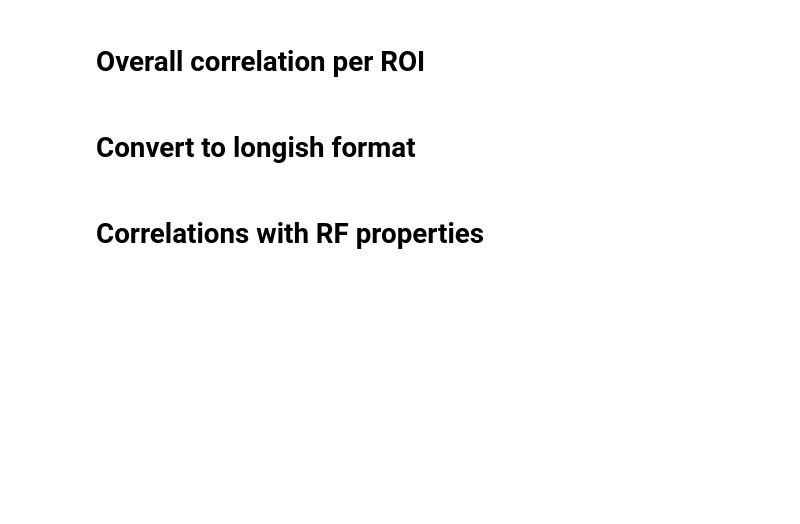
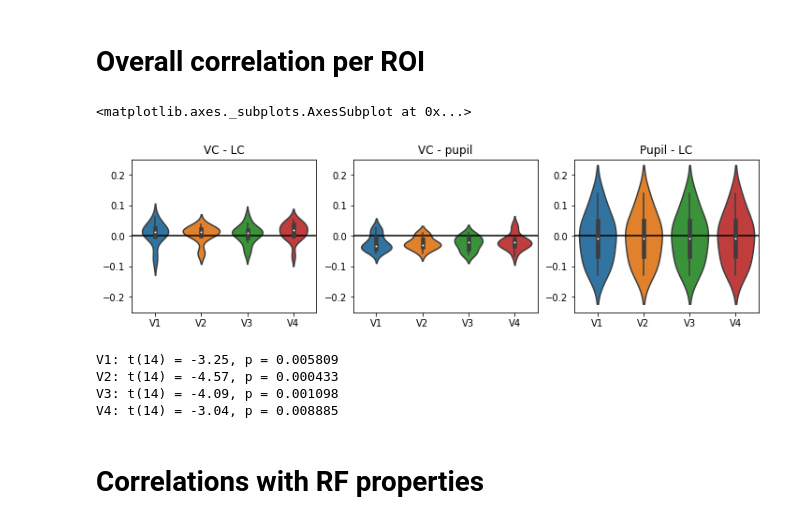
Before and after one commit to smathot/studyforrest-prf, a Jupyter notebook: pupil-correlates.ipynb, the cells around one changed output. Cells and saved outputs as stored; diff of their text form; code cells hidden in the pictures; blank space fills up the shorter version.

```diff
--- a/pupil-correlates.ipynb
+++ b/pupil-correlates.ipynb
@@ -13,11 +5,0 @@ RUNS = 1, 2, 3, 4, 5, 6, 7, 8
-# %%
-def trim(a, minval=-np.inf, maxval=np.inf):
-
-    a[(a < minval) | (a > maxval)] = np.nan
-
-
-dm = io.readpickle('outputs/prf-dm.pkl')
-for row in dm:
-    trim(row.prf_x.get_data(), minval=4, maxval=156)
-    trim(row.prf_y.get_data(), minval=4, maxval=124)
-    trim(row.prf_sd.get_data(), minval=1, maxval=60)
@@ -83,16 +6,40 @@ io.writepickle(dm, 'outputs/r_pupil.pkl')
+# %%
+dm = io.readpickle('outputs/correlation-matrix.pkl')
+dm.r_pupil = [np.nanmean(row.r_vc_pupil.get_data()) for row in dm]
+dm.r_lc = [np.nanmean(row.r_vc_lc.get_data()) for row in dm]
+ldm = io.readtxt('outputs/longish-correlation-matrix.csv')
 # %% [markdown]
 # Overall correlation per ROI
-# %%
-import seaborn as sns
-
-dm.r = [np.nanmean(row.r_pupil.get_data()) for row in dm]
-sns.violinplot(x='roi', y='r', data=dm)
-plt.axhline(0)
+# %%
+import seaborn as sns
+
+plt.figure(figsize=(12, 3))
+plt.subplot(1,3,1)
+plt.title('VC - LC')
+plt.axhline(0, color='black')
+plt.ylim(-.25, .25)
+sns.violinplot(x='roi', y='r_lc', data=dm)
+plt.subplot(1,3,2)
+plt.title('VC - pupil')
+plt.axhline(0, color='black')
+plt.ylim(-.25, .25)
+sns.violinplot(x='roi', y='r_pupil', data=dm)
+plt.subplot(1,3,3)
+plt.title('Pupil - LC')
+plt.axhline(0, color='black')
+plt.ylim(-.25, .25)
+sns.violinplot(x='roi', y='r_lc_pupil', data=dm)
+# %% [output]
+<matplotlib.axes._subplots.AxesSubplot at 0x...>
+[figure, added]
 # %%
 from scipy import stats
 from datamatrix import operations as ops
 for roi, rdm in ops.split(dm.roi):
-    t, p = stats.ttest_1samp(rdm.r, 0)
+    t, p = stats.ttest_1samp(rdm.r_pupil, 0)
     print('{}: t({}) = {:.2f}, p = {:4f}'.format(roi, len(rdm) - 1, t, p))
+# %% [output]
+V1: t(14) = -3.25, p = 0.005809
+V2: t(14) = -4.57, p = 0.000433
+V3: t(14) = -4.09, p = 0.001098
+V4: t(14) = -3.04, p = 0.008885
-# %% [markdown]
-# Convert to longish format
```
Also changed, not shown: parts of 9 cells of this notebook, 2 other files.
